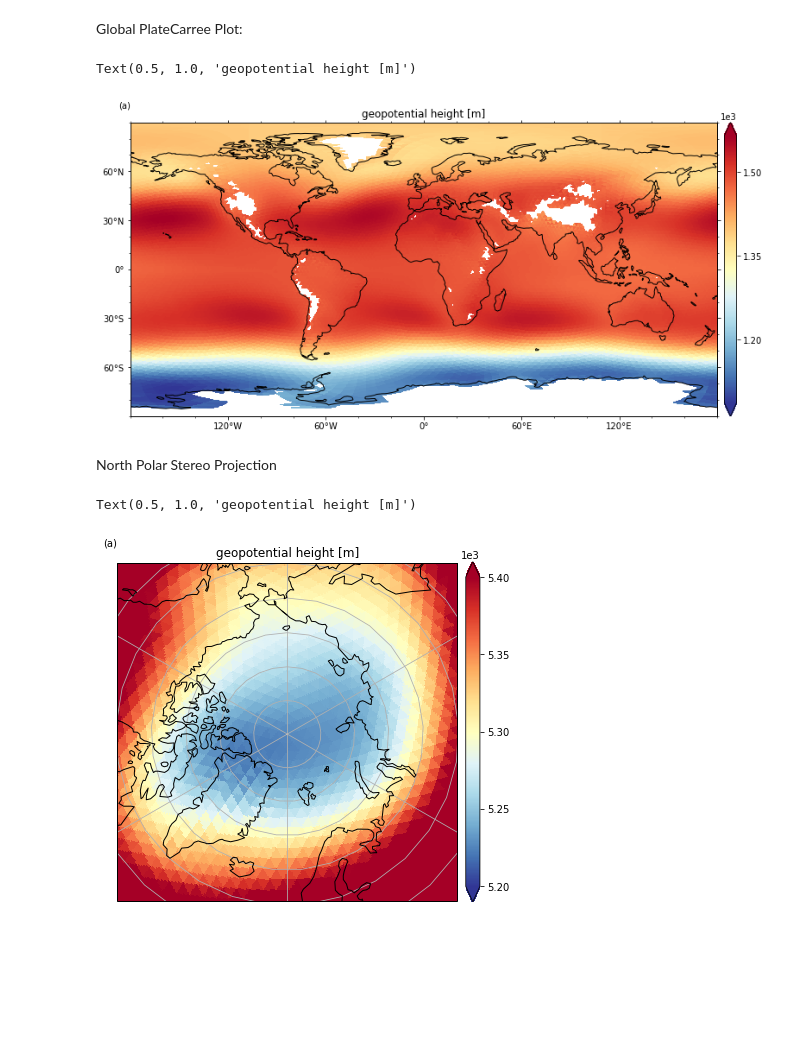
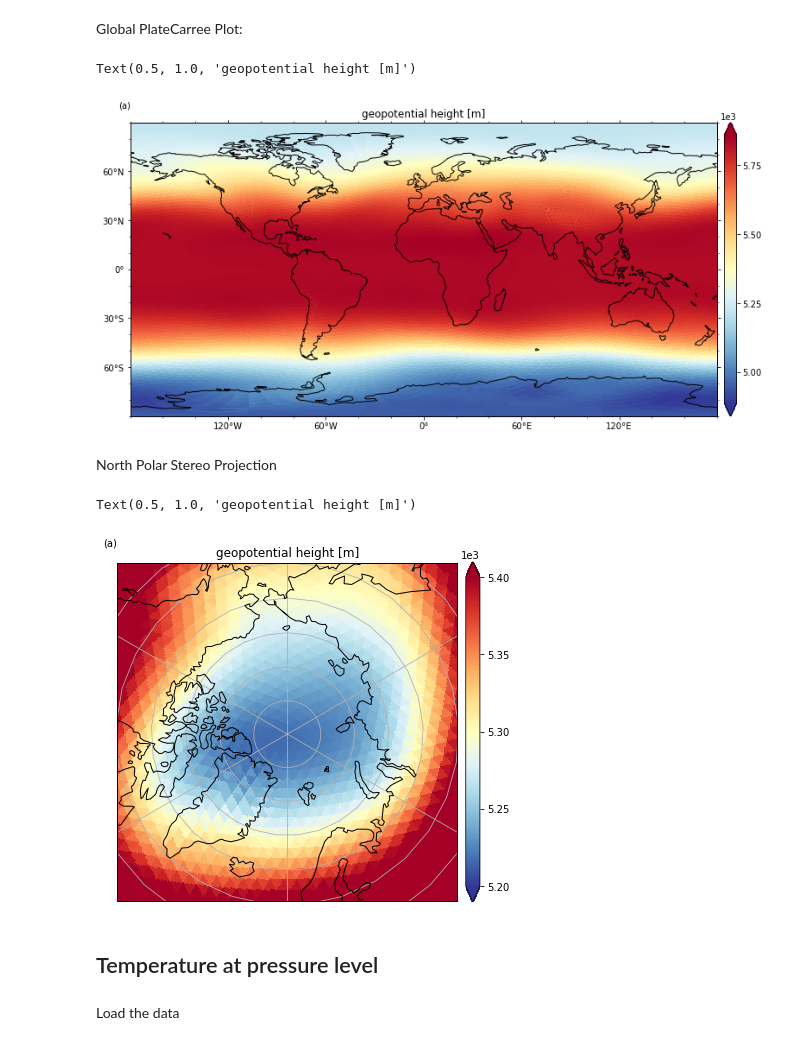
Before and after one commit to ppothapa/pyICON_EXCLAIM, a Jupyter notebook: notebooks/examp_atm_geopotential_height.ipynb, the cells around one changed output. Cells and saved outputs as stored; diff of their text form; code cells hidden in the pictures; blank space fills up the shorter version.

```diff
--- a/notebooks/examp_atm_geopotential_height.ipynb
+++ b/notebooks/examp_atm_geopotential_height.ipynb
@@ -80,3 +82,6 @@ IcD_atm3d.plevc = np.array([100000,92500,85000,77500,70000,60000,50000,40000,300
+# %%
+ip500 = np.argmin((IcD_atm3d.plevc-500e2)**2)
+ip850 = np.argmin((IcD_atm3d.plevc-850e2)**2)
 # %% [markdown]
 Calculate geopotential height:
 # %%
@@ -95,15 +98,15 @@ ip = np.argmin((IcD_atm3d.plevc-850e2)**2)
 # %%
 ccrs_proj = ccrs.PlateCarree()
 hca, hcb = pyic.arrange_axes(1,1, asp=0.5, projection=ccrs_proj, fig_size_fac=3, sharex=False)
 ii=-1
 
 ii+=1; ax=hca[ii]; cax=hcb[ii]
-pyic.shade(lon, lat, zgvihi[ip,:], ax=ax, cax=cax, clim='auto', contfs=None, projection=ccrs.PlateCarree())
+pyic.shade(lon, lat, zgvihi[ip500,:], ax=ax, cax=cax, clim='auto', contfs=None, projection=ccrs.PlateCarree())
 pyic.plot_settings(ax, template='global', land_facecolor='none')
 ax.set_title('geopotential height [m]')
 # %% [output]
 Text(0.5, 1.0, 'geopotential height [m]')
-[figure, old version]
+[figure, new version]
 # %% [markdown]
 North Polar Stereo Projection
 # %%
@@ -114,10 +117,14 @@ hca, hcb = pyic.arrange_axes(1,1, asp=1.0, projection=ccrs_proj, fig_size_fac=3,
 ii=-1
 
 ii+=1; ax=hca[ii]; cax=hcb[ii]
-pyic.shade(lon, lat, zgvihi[ip,:], ax=ax, cax=cax, clim=[5.2e3, 5.4e3], projection=ccrs.PlateCarree())
-#pyic.shade(IcD_atm3d.Tri, zgvi[ip,:], ax=ax, cax=cax, clim=[5.2e3, 6.4e3], projection=ccrs.PlateCarree())
+pyic.shade(lon, lat, zgvihi[ip500,:], ax=ax, cax=cax, clim=[5.2e3, 5.4e3], projection=ccrs.PlateCarree())
+#pyic.shade(IcD_atm3d.Tri, zgvi[ip500,:], ax=ax, cax=cax, clim=[5.2e3, 6.4e3], projection=ccrs.PlateCarree())
 pyic.plot_settings(ax=ax, xlim=[-180,180], ylim=[60,90], do_xyticks=False, do_xyminorticks=False, do_gridlines=True, land_facecolor='none')
 ax.set_title('geopotential height [m]')
 # %% [output]
 Text(0.5, 1.0, 'geopotential height [m]')
-[figure, old version]
+[figure, new version]
+# %% [markdown]
+## Temperature at pressure level
+# %% [markdown]
+Load the data
```
Also changed, not shown: parts of 9 cells of this notebook.
